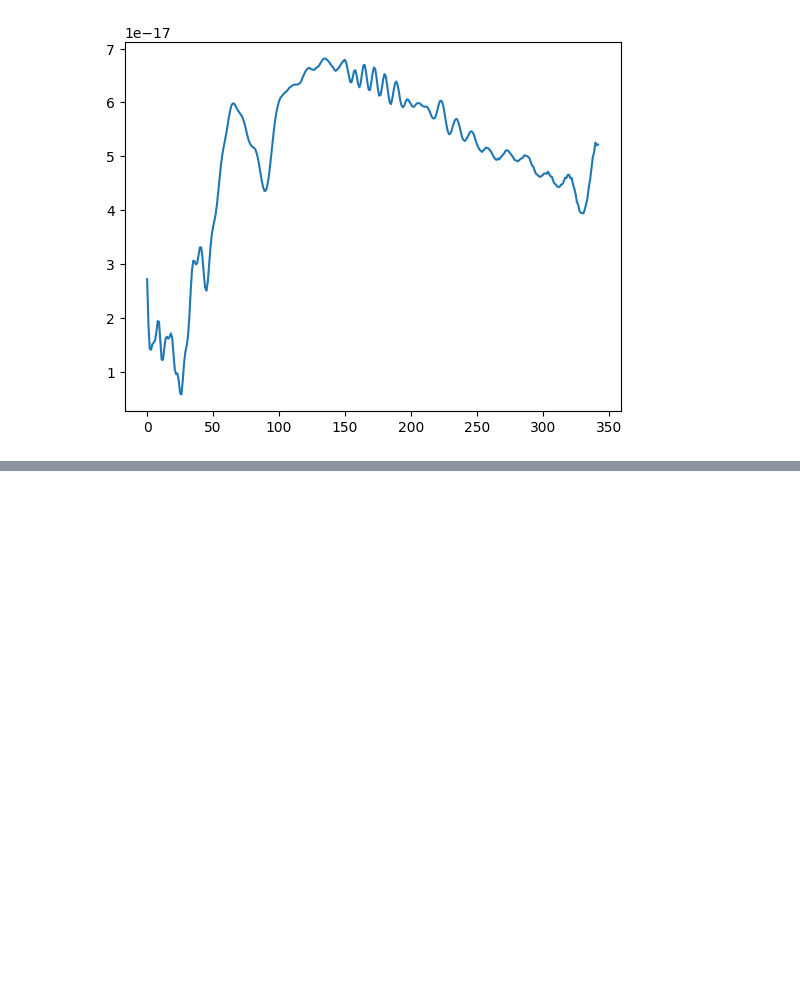
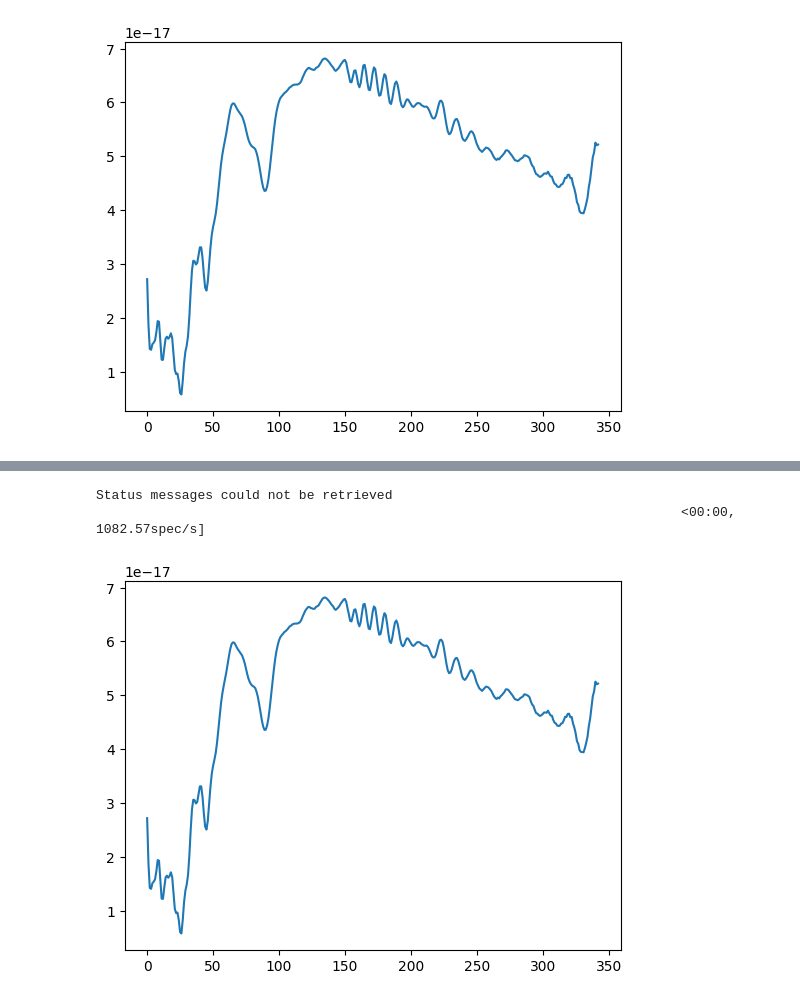
Before and after one commit to HITS-AIN/Spherinator, a Jupyter notebook: gaia/xp_sampled_mean_sprectrum.ipynb, the cells around one changed output, grey strips where cells are left out. Drawn from its saved outputs; the diff is of its cells as text; code cells hidden in the pictures; blank space fills up the shorter version.

Commit message:
check calibration function of gaiaxpy

```diff
--- a/gaia/xp_sampled_mean_sprectrum.ipynb
+++ b/gaia/xp_sampled_mean_sprectrum.ipynb
@@ -27,0 +22,15 @@ spectrum.shape
+# %%
+
+list_of_arrays = [
+    "flux",
+    "flux_error",
+]
+
+for array in list_of_arrays:
+    gaia_sampled[array] = gaia_sampled[array].apply(
+        lambda x: np.fromstring(x[1:-1], dtype=np.float32, sep=",")
+    )
+# %%
+file = "/home/doserbd/data/gaia/xp_continuous_mean_spectrum/csv/XpContinuousMeanSpectrum_000000-003111.csv.gz"
+gaia_continuous = pd.read_csv(file, comment='#')
+gaia_continuous
@@ -28,3 +51,19 @@ spectrum.shape
+# %%
+import numpy as np
+
+list_of_arrays = [
+    "bp_coefficients",
+    "bp_coefficient_errors",
+    "bp_coefficient_correlations",
+    "rp_coefficients",
+    "rp_coefficient_errors",
+    "rp_coefficient_correlations",
+]
+
+for array in list_of_arrays:
+    gaia_continuous[array] = gaia_continuous[array].apply(
+        lambda x: np.fromstring(x[1:-1], dtype=np.float32, sep=",")
+    )
 # %%
 import matplotlib.pyplot as plt
 
@@ -114,0 +79,14 @@ b'(1,344)'
+# %%
+from gaiaxpy import calibrate
+
+calibrated_spectrum, sampling = calibrate(
+    gaia_continuous, sampling=np.arange(336, 1021, 2), save_file=False
+)
+# %% [output]
+Status messages could not be retrieved
+                                                                           <00:00, 1082.57spec/s]
+# %%
+plt.plot(range(calibrated_spectrum["flux"][1].shape[0]), calibrated_spectrum["flux"][1])
+plt.show()
+# %% [output]
+[figure, added]
```
Also changed, not shown: parts of 9 cells of this notebook.
